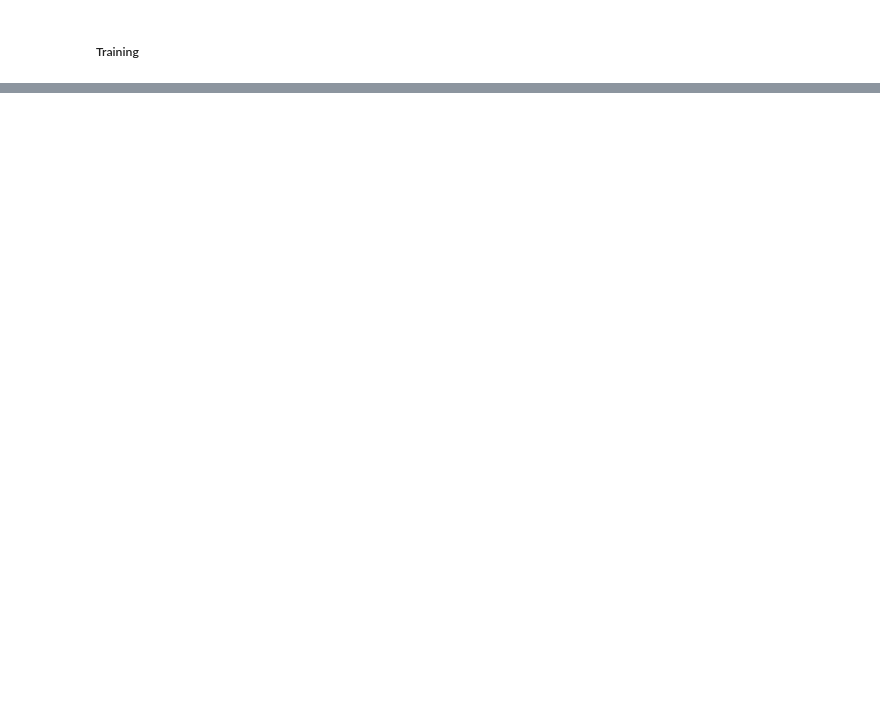
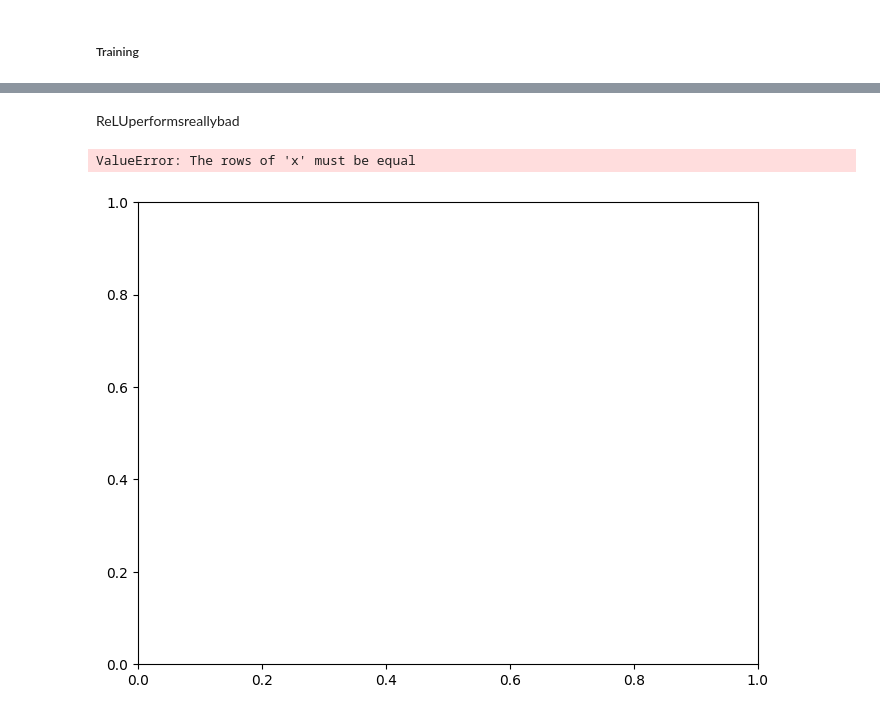
Before and after one commit to bdesia/ceia-pinn, a Jupyter notebook: tp1/ceia_tp1.ipynb, the cells around one changed output, grey strips where cells are left out. Cells and saved outputs as stored; diff of their text form; code cells hidden in the pictures; blank space fills up the shorter version.

```diff
--- a/tp1/ceia_tp1.ipynb
+++ b/tp1/ceia_tp1.ipynb
@@ -908,0 +931,32 @@ plot_predictions(best_model)
+# %% [markdown]
+ReLUperformsreallybad
+# %%
+# Visualización de resultado:streamlines
+def plot_streamlines(model, resolution=1000):
+    x_vals = torch.linspace(x_min, x_max, resolution)
+    y_vals = torch.linspace(y_min, y_max, resolution)
+    X_grid, Y_grid = torch.meshgrid(x_vals, y_vals, indexing='ij')
+    XY = torch.stack((X_grid.flatten(), Y_grid.flatten()), dim=1).to(device)
+    with torch.no_grad():
+        pred = model(XY).cpu().numpy()
+
+    u_pred = pred[:, 0].reshape(resolution, resolution)
+    v_pred = pred[:, 1].reshape(resolution, resolution)
+
+    # Plot streamlines
+    plt.figure(figsize=(8, 6))
+    plt.streamplot(
+        X_grid.numpy(), Y_grid.numpy(),
+        u_pred, v_pred, density=2, linewidth=1, arrowsize=1
+    )
+    plt.title('Predicted Velocity Field (Streamlines)')
+    plt.xlabel('x')
+    plt.ylabel('y')
+    plt.xlim(x_min, x_max)
+    plt.ylim(y_min, y_max)
+    plt.show()
+
+plot_streamlines(best_model)
+# %% [output]
+ValueError: The rows of 'x' must be equal
+[figure, added]
```
Also changed, not shown: parts of 17 cells of this notebook, 1 other file.
